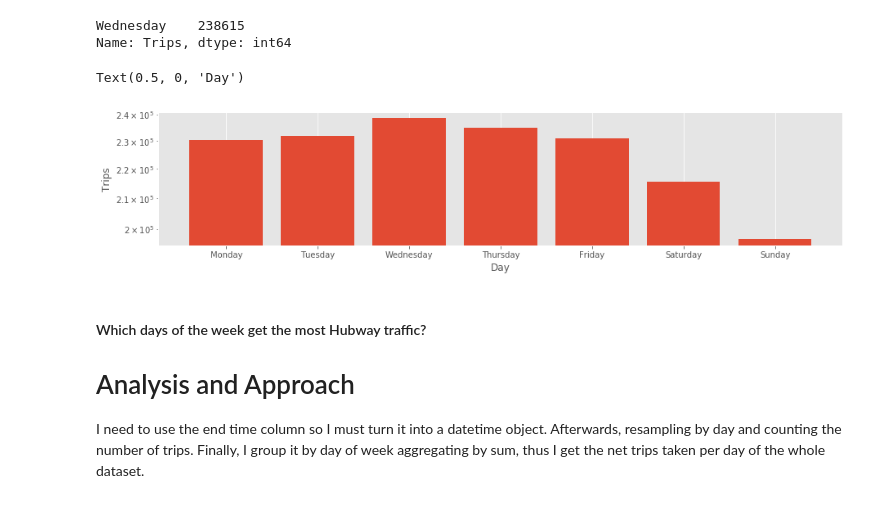
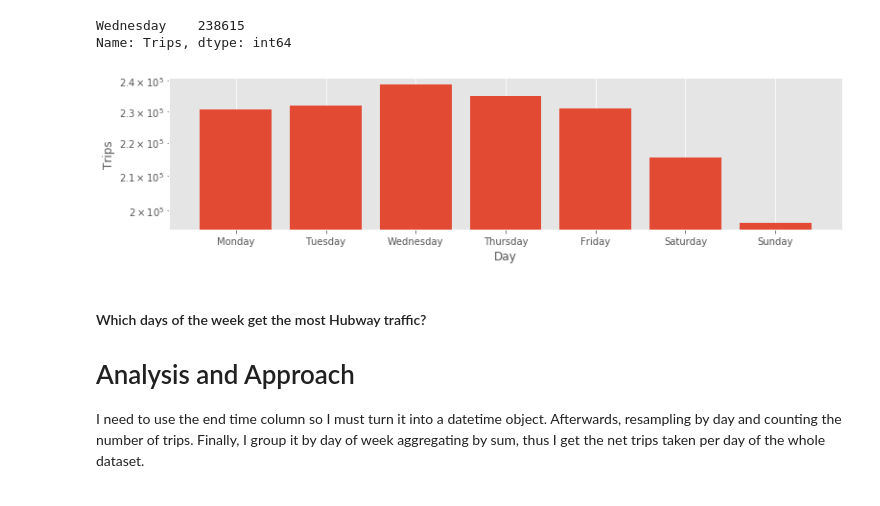
Before and after one commit to jisanos/Hubway-Data-Visualization-Challenge, a Jupyter notebook: Exam_Script.ipynb, the cells around one changed output. Drawn from its saved outputs; the diff is of its cells as text; code cells hidden in the pictures.

```diff
--- a/Exam_Script.ipynb
+++ b/Exam_Script.ipynb
@@ -238,13 +238,13 @@ Wednesday    238615
 Name: Trips, dtype: int64
 # %%
 #Using logarithmic scale bar plot to have a better visual representation
-figure(num=None, figsize=(15, 3))
+figure(num=None, figsize=(11, 3))
 plt.bar(Trips_per_days_week.index.values,Trips_per_days_week, log=True)
 plt.ylabel('Trips')
 plt.xlabel('Day')
+plt.tight_layout()
 # %% [output]
-Text(0.5, 0, 'Day')
-[figure, old version]
+[figure, new version]
 # %% [markdown]
 #### Which days of the week get the most Hubway traffic?
 
```
Also changed, not shown: parts of 10 cells of this notebook.
